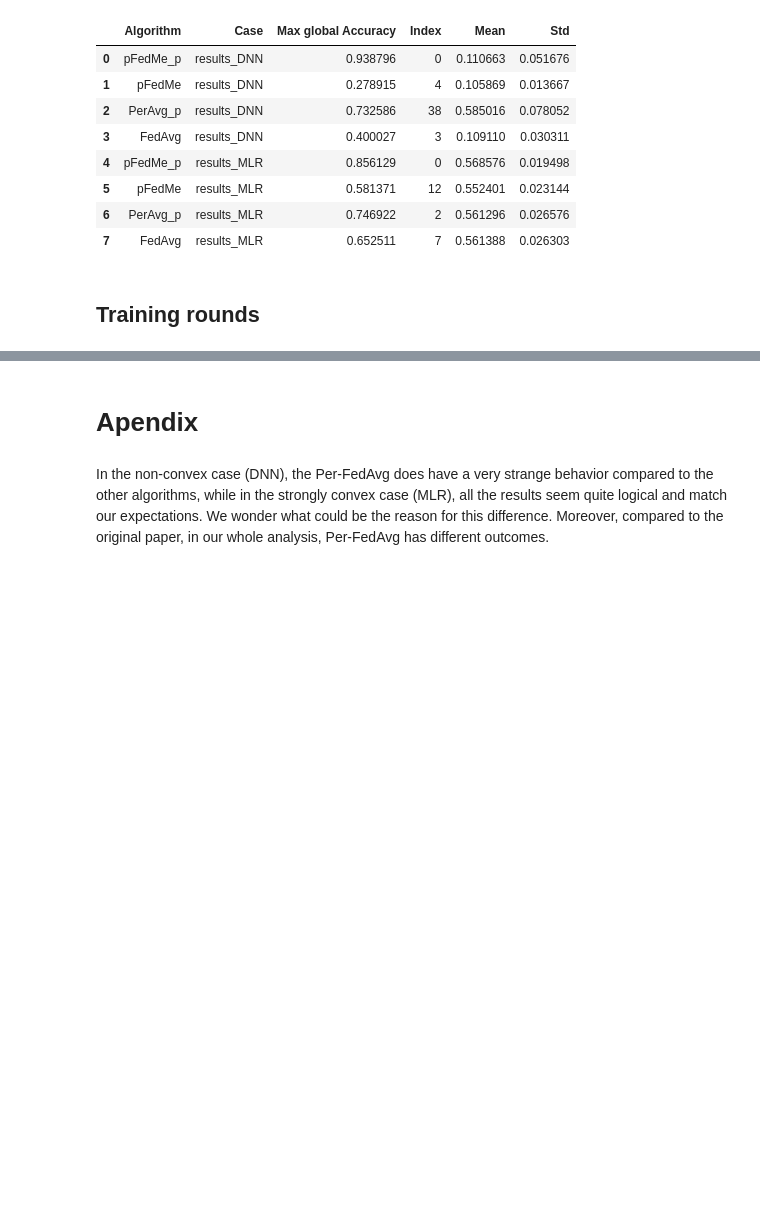
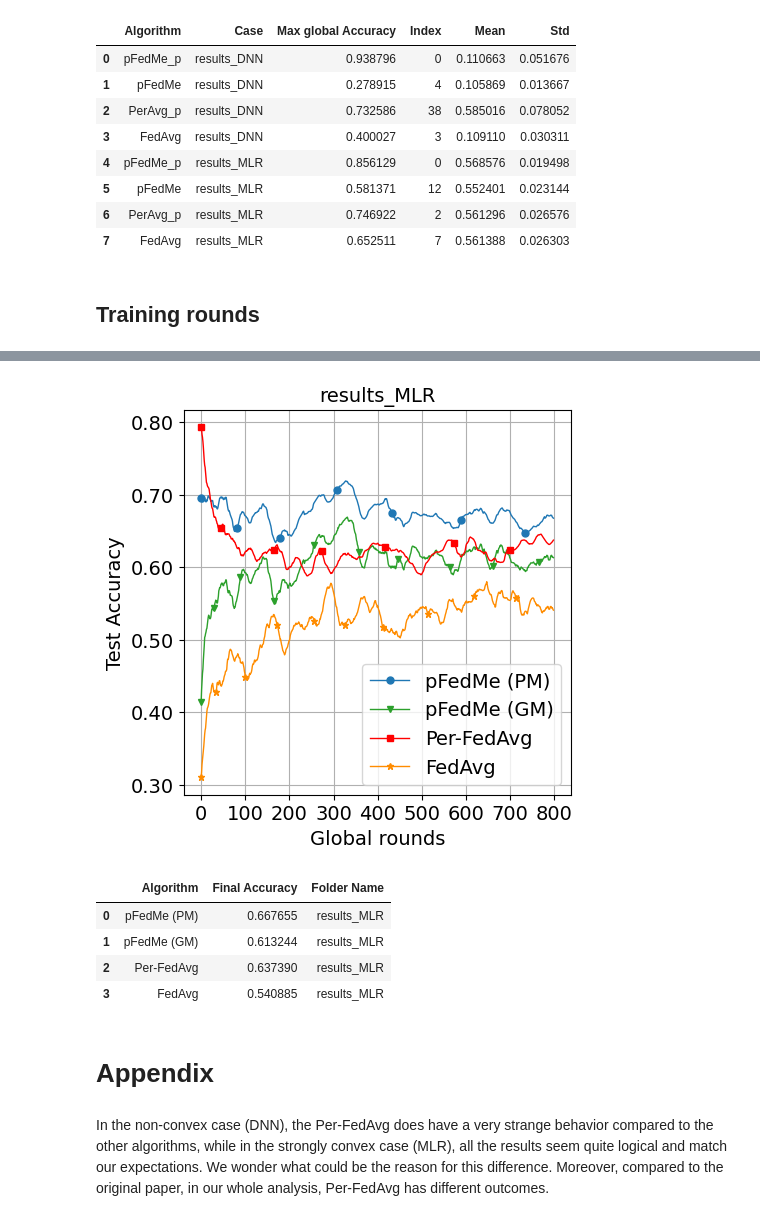
Before and after one commit to Blackangoo/DDLS_Project, a Jupyter notebook: print_results.ipynb, the cells around one changed output, grey strips where cells are left out. Saved outputs shown, nothing was run; the diff lists cells and outputs as text; code cells hidden in the pictures; blank space fills up the shorter version.

```diff
--- a/print_results.ipynb
+++ b/print_results.ipynb
@@ -368,0 +386,2 @@ IndexError: index 0 is out of bounds for axis 0 with size 0
+# %%
+folders = ["./results_attacks/alpha0_05/results_MLR"]
@@ -369,5 +404,14 @@ IndexError: index 0 is out of bounds for axis 0 with size 0
+# %%
+plot_comparison(num_users=num_users, folders=folders, y_lim=False, attack=True)
+# %% [output]
+[figure, added]
+|  | Algorithm | Final Accuracy | Folder Name |
+| 0 | pFedMe (PM) | 0.667655 | results_MLR |
+| 1 | pFedMe (GM) | 0.613244 | results_MLR |
+| 2 | Per-FedAvg | 0.637390 | results_MLR |
+| 3 | FedAvg | 0.540885 | results_MLR |
 # %% [markdown]
-# Apendix
+# Appendix
 # %% [markdown]
 In the non-convex case (DNN), the Per-FedAvg does have a very strange behavior compared to the other algorithms, while in the strongly convex case (MLR), all the results seem quite logical and match our expectations. We wonder what could be the reason for this difference. Moreover, compared to the original paper, in our whole analysis, Per-FedAvg has different outcomes.
 # %% [markdown]
```
Also changed, not shown: parts of 14 cells of this notebook, 34 other files.
